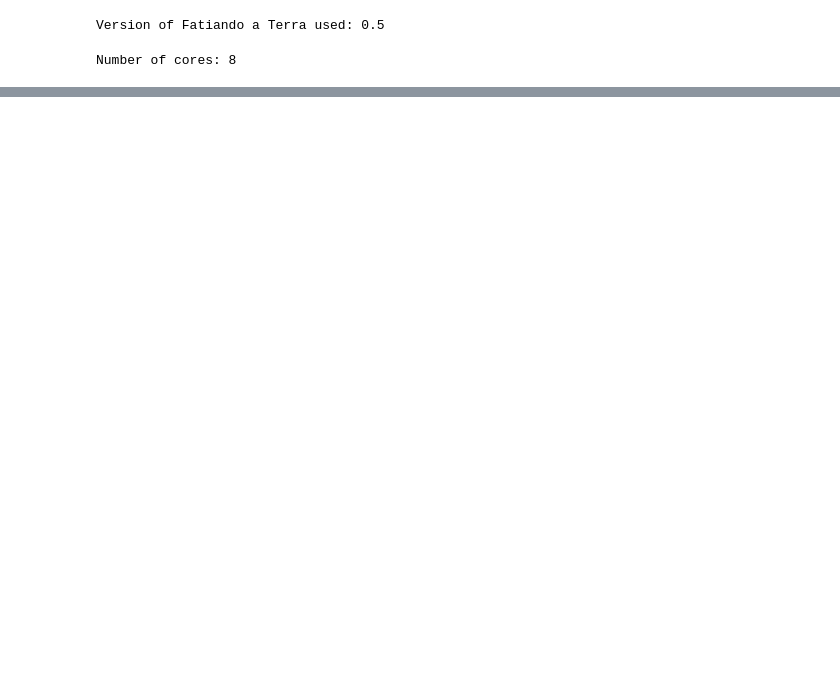
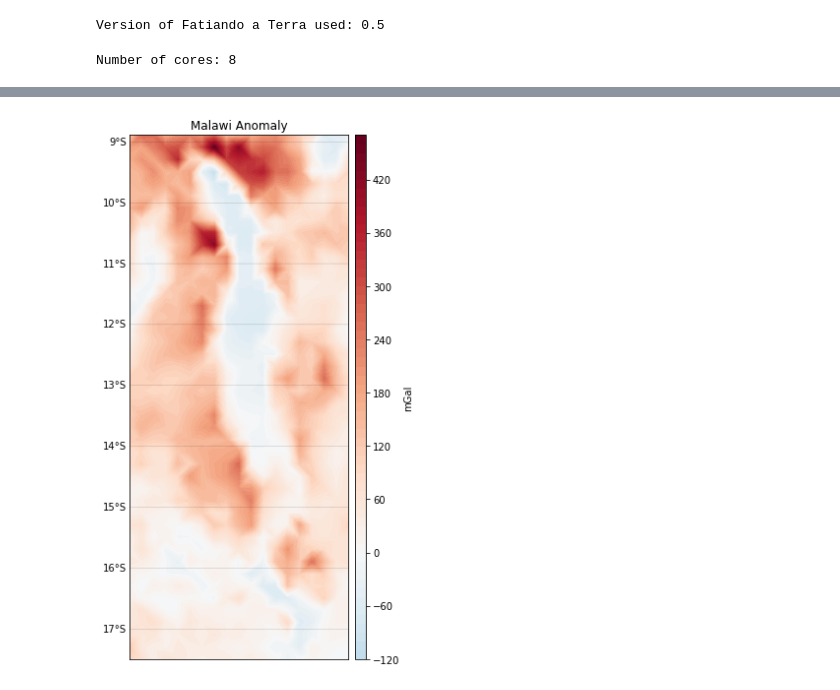
Before and after one commit to KellsWorks/paper-moho-inversion-tesseroids, a Jupyter notebook: code/moho-inversion-malawi.ipynb, the cells around one changed output, grey strips where cells are left out. Drawn from its saved outputs; the diff is of its cells as text; code cells hidden in the pictures; blank space fills up the shorter version.

```diff
--- a/code/moho-inversion-malawi.ipynb
+++ b/code/moho-inversion-malawi.ipynb
@@ -52,3 +56,18 @@ bm = Basemap(projection='cyl',
              llcrnrlon=full_area[2], urcrnrlon=full_area[3],
              llcrnrlat=full_area[0], urcrnrlat=full_area[1],
              resolution='l')
+# %%
+x, y = bm(full_lon, full_lat)
+ranges = np.abs([full_grav.min(), full_grav.max()]).max()
+
+plt.figure(figsize=(10, 8))
+plt.title('Malawi Anomaly')
+plt.grid(True)
+plt.rc('grid', linestyle="-", color='black')
+bm.contourf(x, y, full_grav, 60, tri=True, cmap='RdBu_r', vmin=-ranges, vmax=ranges)
+plt.colorbar(pad=0.01, aspect=50).set_label('mGal')
+bm.drawmeridians(np.arange(-80, -30, 1), labels=[0, 0, 0, 1], linewidth=0.2)
+bm.drawparallels(np.arange(-50, 30, 1), labels=[1, 0, 0, 0], linewidth=0.2)
+plt.tight_layout()
+# %% [output]
+[figure, added]
```
Also changed, not shown: parts of 39 cells of this notebook, 10 other files.
